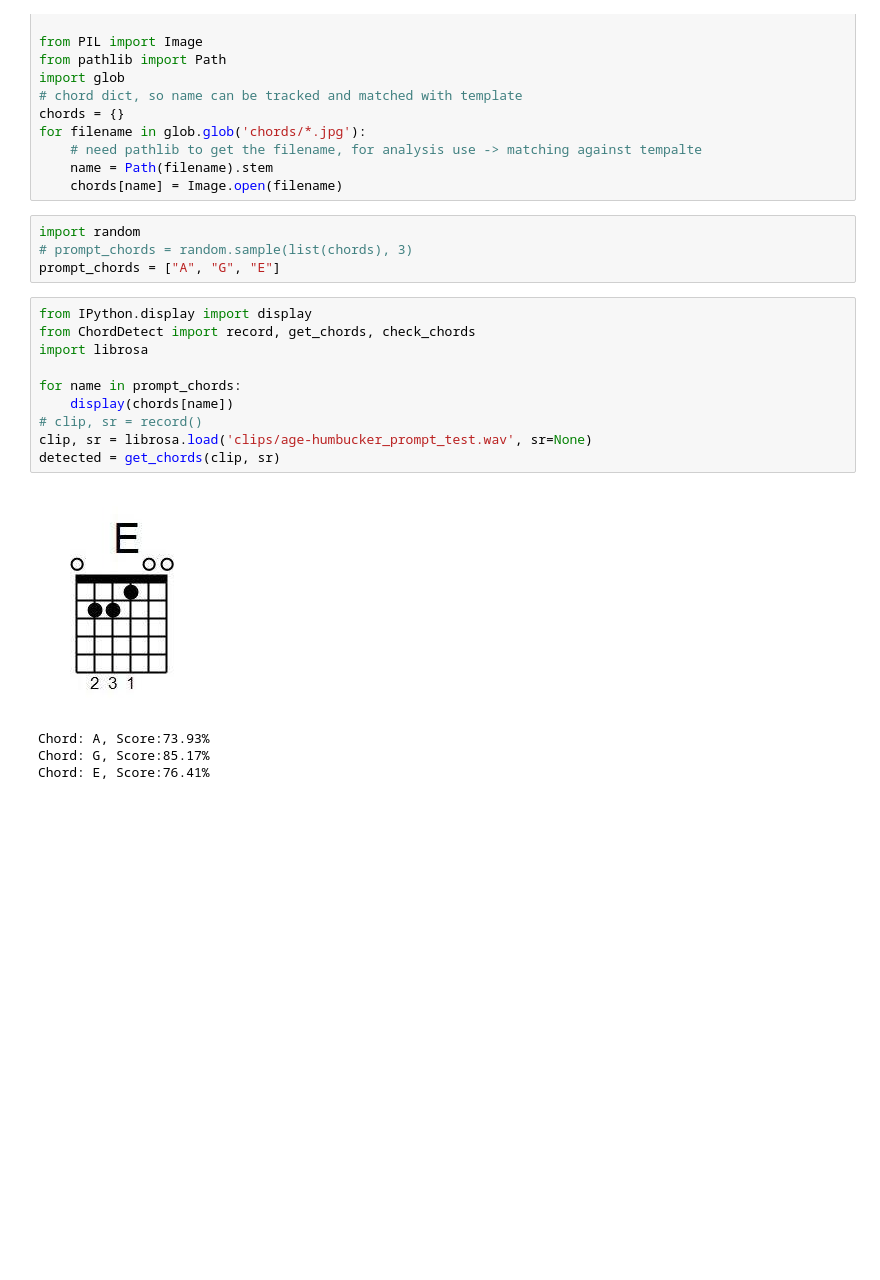
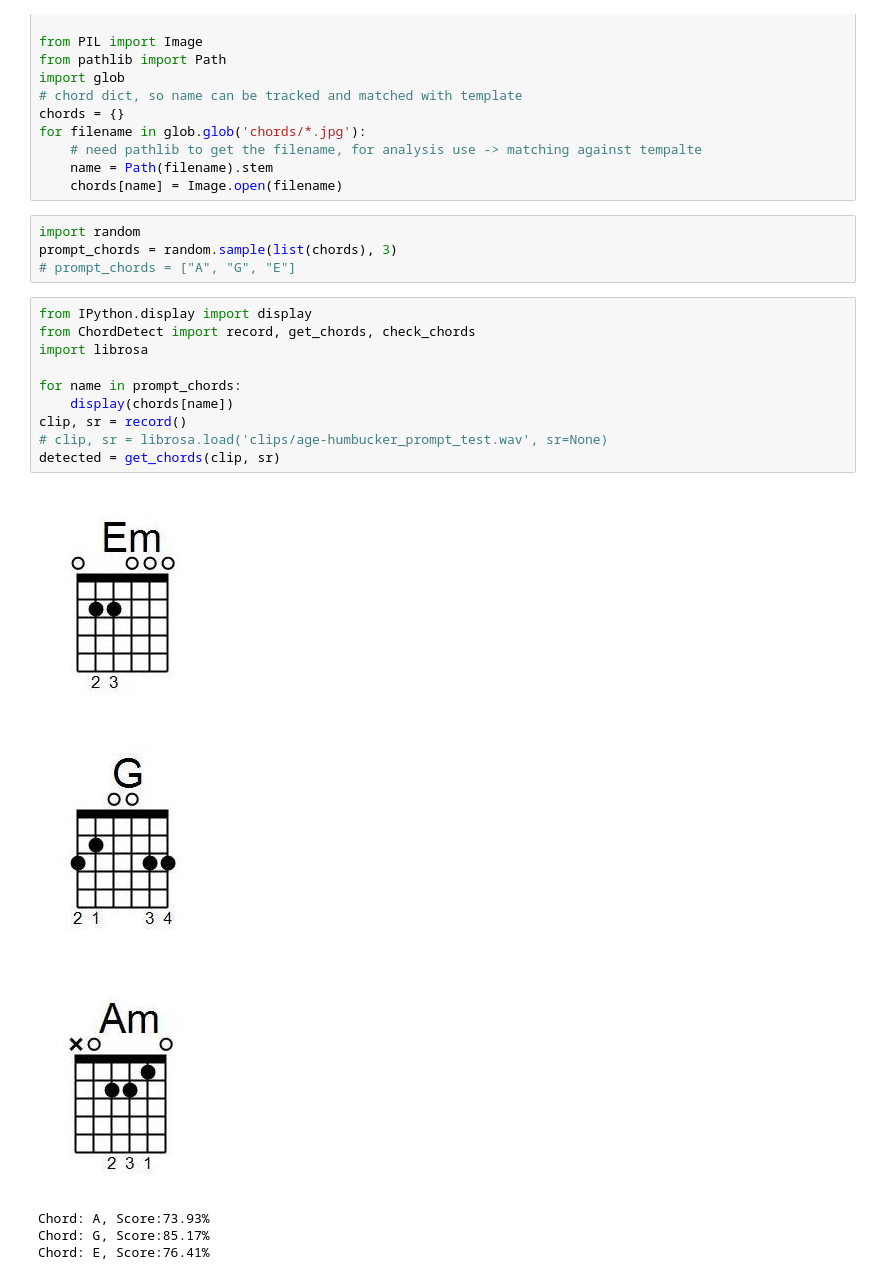
Before and after one commit to lambert-27/fretwave-chord-trainer, a Jupyter notebook: Iteration 1/ChordPromptNotebook.ipynb, the cells around one changed output. Saved outputs shown, nothing was run; the diff lists cells and outputs as text; blank space fills up the shorter version.

Commit message:
Added back record function call in prompt notebook

```diff
--- a/Iteration 1/ChordPromptNotebook.ipynb
+++ b/Iteration 1/ChordPromptNotebook.ipynb
@@ -25,20 +25,22 @@ for filename in glob.glob('chords/*.jpg'):
     chords[name] = Image.open(filename)
 # %%
 import random
-# prompt_chords = random.sample(list(chords), 3)
-prompt_chords = ["A", "G", "E"]
+prompt_chords = random.sample(list(chords), 3)
+# prompt_chords = ["A", "G", "E"]
 # %%
 from IPython.display import display
 from ChordDetect import record, get_chords, check_chords
 import librosa
 
 for name in prompt_chords:
     display(chords[name])
-# clip, sr = record()
-clip, sr = librosa.load('clips/age-humbucker_prompt_test.wav', sr=None)
+clip, sr = record()
+# clip, sr = librosa.load('clips/age-humbucker_prompt_test.wav', sr=None)
 detected = get_chords(clip, sr)
 # %% [output]
-[figure, old version]
+[figure, new version]
+[figure, added]
+[figure, added]
 Chord: A, Score:73.93%
 Chord: G, Score:85.17%
 Chord: E, Score:76.41%
```
Also changed, not shown: parts of 1 cell of this notebook.
